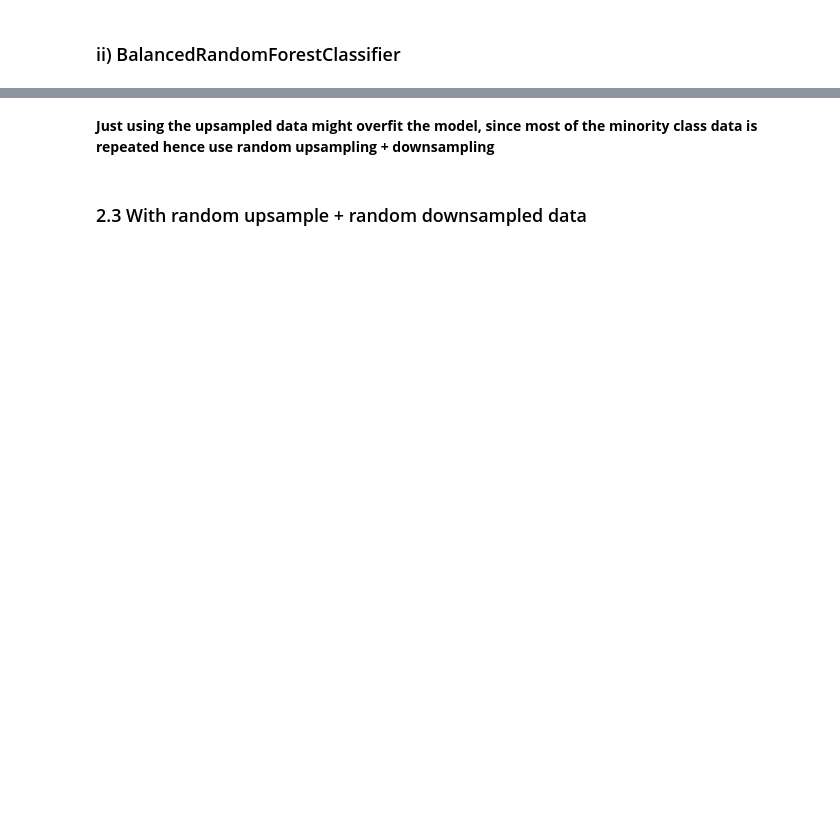
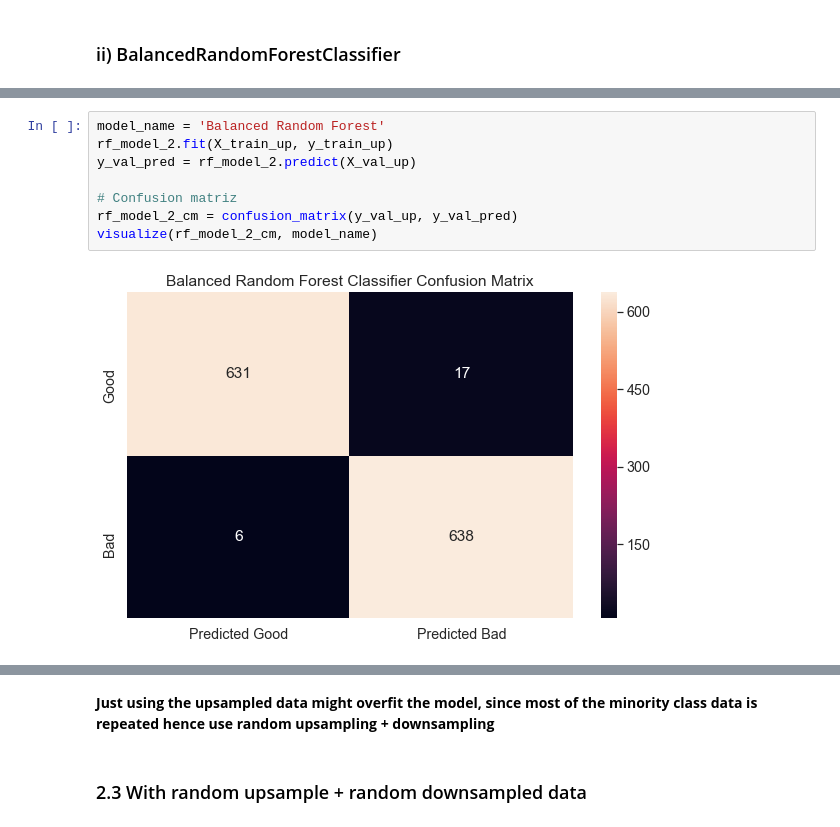
Before and after one commit to PadmajaVB/animall-assignment, a Jupyter notebook: animall-assignment.ipynb, the cells around one changed output, grey strips where cells are left out. Saved outputs shown, nothing was run; the diff lists cells and outputs as text; blank space fills up the shorter version.

```diff
--- a/animall-assignment.ipynb
+++ b/animall-assignment.ipynb
@@ -260,0 +358,10 @@ Average test f2 score in 10 fold cross validation = 0.78
+# %%
+model_name = 'Balanced Random Forest'
+rf_model_2.fit(X_train_up, y_train_up)
+y_val_pred = rf_model_2.predict(X_val_up)
+
+# Confusion matriz
+rf_model_2_cm = confusion_matrix(y_val_up, y_val_pred)
+visualize(rf_model_2_cm, model_name)
+# %% [output]
+[figure, added]
```
Also changed, not shown: parts of 72 cells of this notebook, 4 other files.
